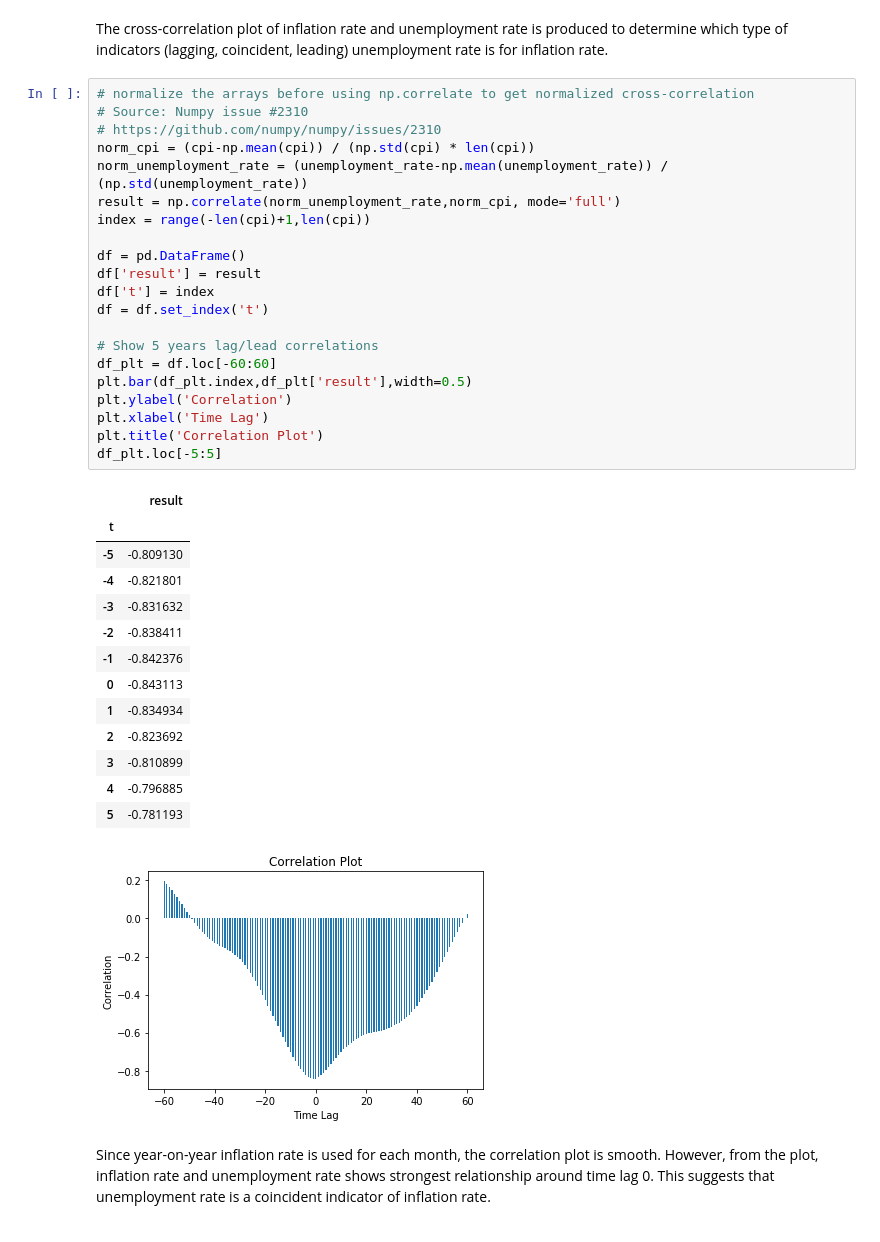
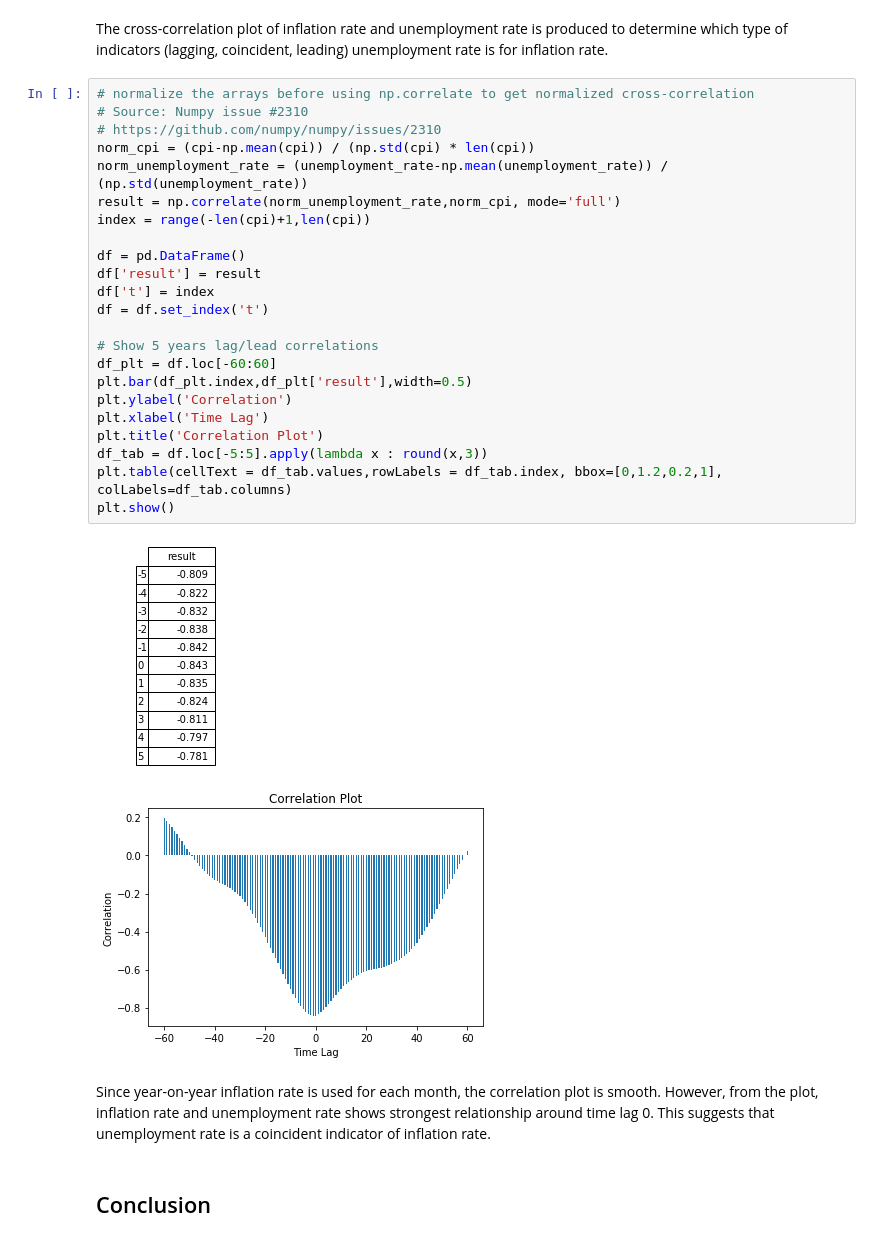
Before and after one commit to davidlkl/Data-analytic, a Jupyter notebook: Presentation.ipynb, the cells around one changed output. Saved outputs shown, nothing was run; the diff lists cells and outputs as text.

```diff
--- a/Presentation.ipynb
+++ b/Presentation.ipynb
@@ -326,38 +350,29 @@ The cross-correlation plot of inflation rate and unemployment rate is produced t
 # %%
 # normalize the arrays before using np.correlate to get normalized cross-correlation
 # Source: Numpy issue #2310
 # https://github.com/numpy/numpy/issues/2310
 norm_cpi = (cpi-np.mean(cpi)) / (np.std(cpi) * len(cpi))
 norm_unemployment_rate = (unemployment_rate-np.mean(unemployment_rate)) / (np.std(unemployment_rate))
 result = np.correlate(norm_unemployment_rate,norm_cpi, mode='full')
 index = range(-len(cpi)+1,len(cpi))
 
 df = pd.DataFrame()
 df['result'] = result
 df['t'] = index
 df = df.set_index('t')
 
 # Show 5 years lag/lead correlations
 df_plt = df.loc[-60:60]
 plt.bar(df_plt.index,df_plt['result'],width=0.5)
 plt.ylabel('Correlation')
 plt.xlabel('Time Lag')
 plt.title('Correlation Plot')
-df_plt.loc[-5:5]
+df_tab = df.loc[-5:5].apply(lambda x : round(x,3))
+plt.table(cellText = df_tab.values,rowLabels = df_tab.index, bbox=[0,1.2,0.2,1], colLabels=df_tab.columns)
+plt.show()
 # %% [output]
-|  | result |
-| t |  |
-| -5 | -0.809130 |
-| -4 | -0.821801 |
-| -3 | -0.831632 |
-| -2 | -0.838411 |
-| -1 | -0.842376 |
-| 0 | -0.843113 |
-| 1 | -0.834934 |
-| 2 | -0.823692 |
-| 3 | -0.810899 |
-| 4 | -0.796885 |
-| 5 | -0.781193 |
-[figure, old version]
+[figure, new version]
 # %% [markdown]
 Since year-on-year inflation rate is used for each month, the correlation plot is smooth. However, from the plot, inflation rate and unemployment rate shows strongest relationship around time lag 0. This suggests that unemployment rate is a coincident indicator of inflation rate.
+# %% [markdown]
+## Conclusion
```
Also changed, not shown: parts of 8 cells of this notebook.
